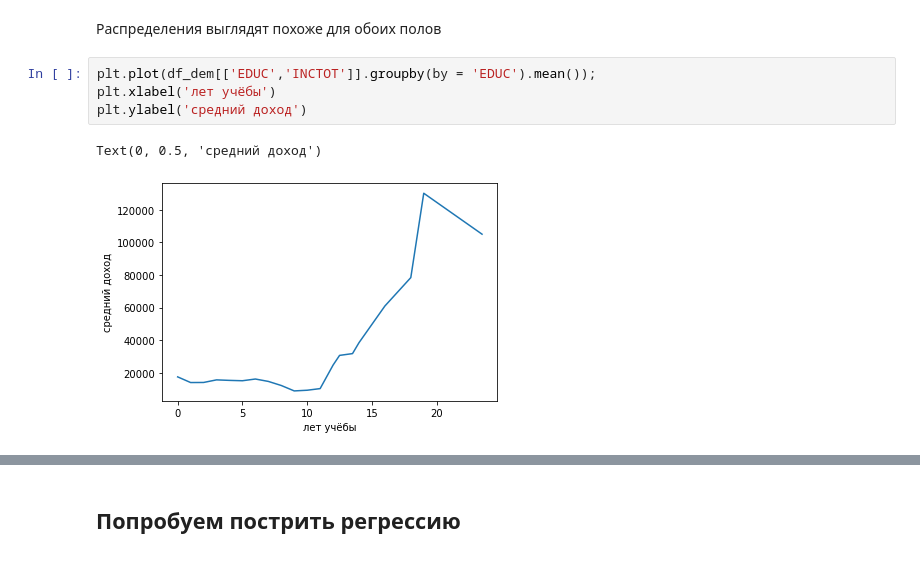
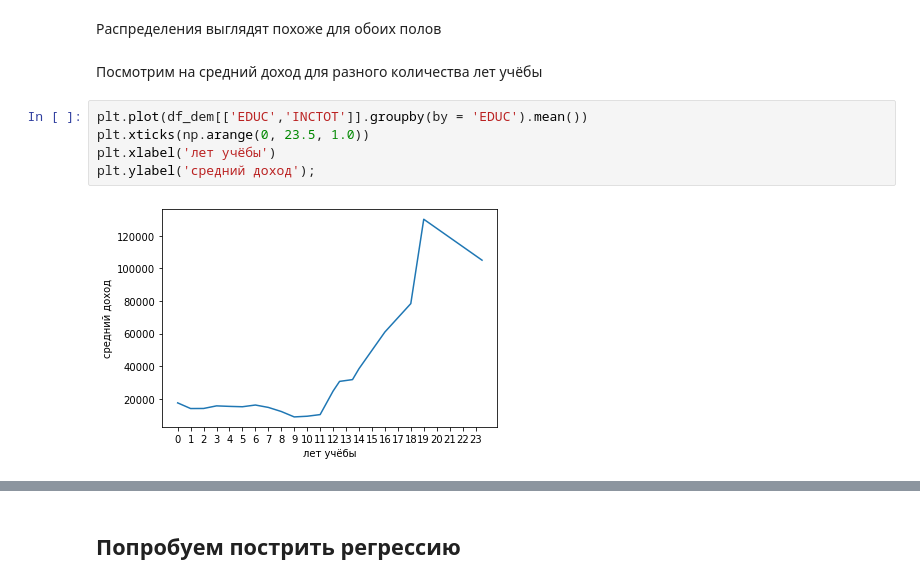
Before and after one commit to AleksVart/AndanProject, a Jupyter notebook: DemographyML.ipynb, the cells around one changed output, grey strips where cells are left out. Cells and saved outputs as stored; diff of their text form.

```diff
--- a/DemographyML.ipynb
+++ b/DemographyML.ipynb
@@ -173,9 +171,11 @@ Text(0, 0.5, 'кол-во респондентов')
 # %% [markdown]
 Распределения выглядят похоже для обоих полов
-# %%
-plt.plot(df_dem[['EDUC','INCTOT']].groupby(by = 'EDUC').mean());
-plt.xlabel('лет учёбы')
-plt.ylabel('средний доход')
-# %% [output]
-Text(0, 0.5, 'средний доход')
-[figure, removed]
+# %% [markdown]
+Посмотрим на средний доход для разного количества лет учёбы
+# %%
+plt.plot(df_dem[['EDUC','INCTOT']].groupby(by = 'EDUC').mean())
+plt.xticks(np.arange(0, 23.5, 1.0))
+plt.xlabel('лет учёбы')
+plt.ylabel('средний доход');
+# %% [output]
+[figure, added]
```
Also changed, not shown: parts of 12 cells of this notebook.
